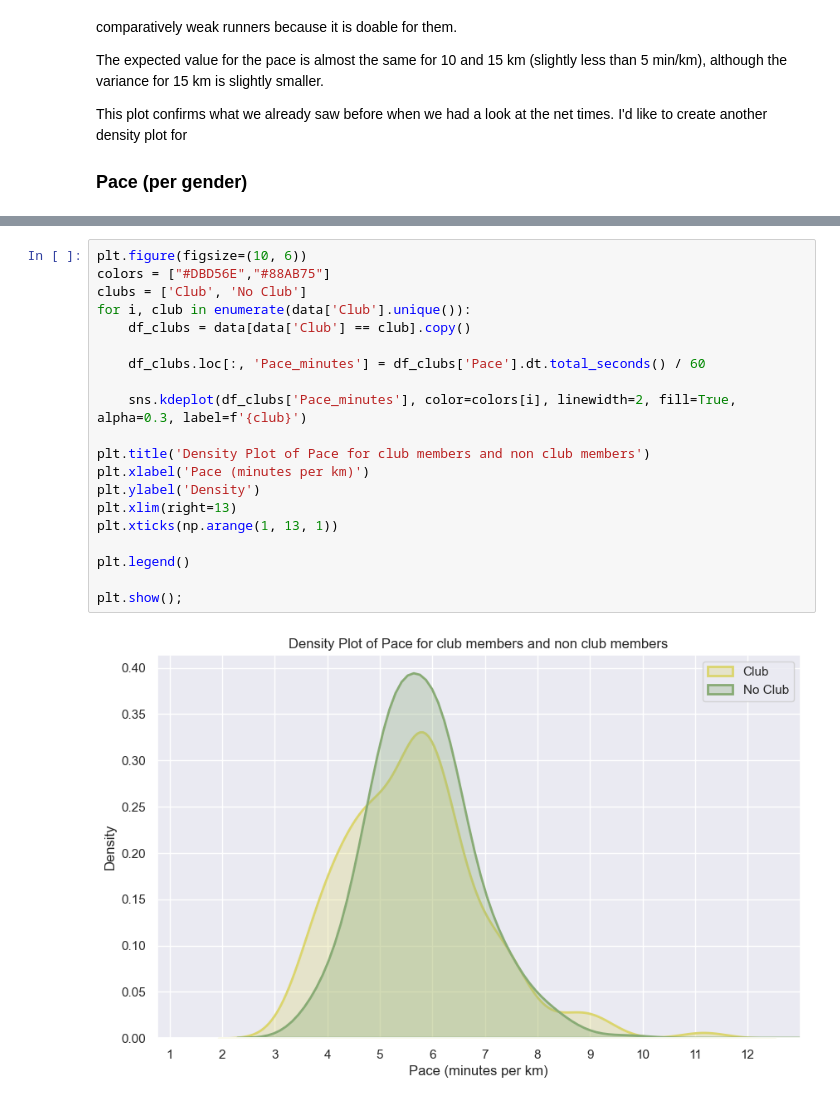
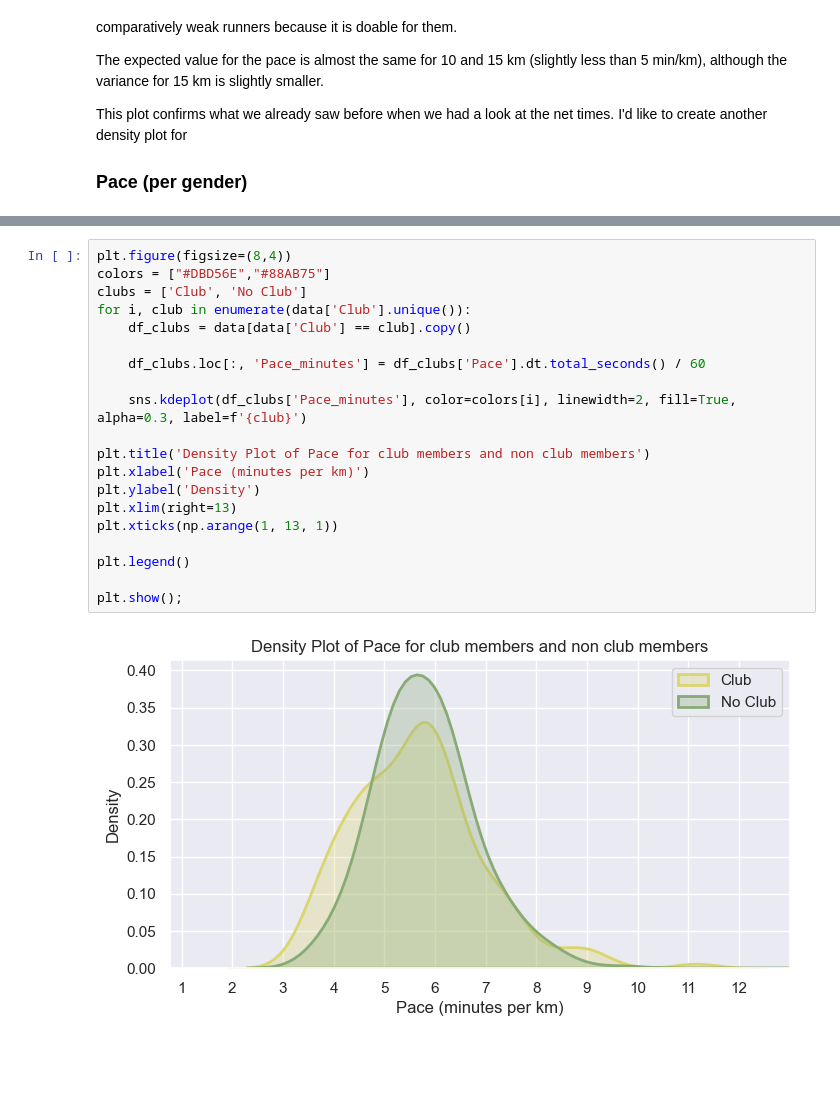
Before and after one commit to scheinmensch/Plaenterwaldlauf, a Jupyter notebook: Analysis.ipynb, the cells around one changed output, grey strips where cells are left out. Saved outputs shown, nothing was run; the diff lists cells and outputs as text; blank space fills up the shorter version.

```diff
--- a/Analysis.ipynb
+++ b/Analysis.ipynb
@@ -401,23 +409,23 @@ Men ran faster but there's also a greater variance in their pace values.
 # %%
-plt.figure(figsize=(10, 6))
+plt.figure(figsize=(8,4))
 colors = ["#DBD56E","#88AB75"]
 clubs = ['Club', 'No Club']
 for i, club in enumerate(data['Club'].unique()):
     df_clubs = data[data['Club'] == club].copy()
 
     df_clubs.loc[:, 'Pace_minutes'] = df_clubs['Pace'].dt.total_seconds() / 60
 
     sns.kdeplot(df_clubs['Pace_minutes'], color=colors[i], linewidth=2, fill=True, alpha=0.3, label=f'{club}')
 
 plt.title('Density Plot of Pace for club members and non club members')
 plt.xlabel('Pace (minutes per km)')
 plt.ylabel('Density')
 plt.xlim(right=13)
 plt.xticks(np.arange(1, 13, 1))
 
 plt.legend()
 
 plt.show();
 # %% [output]
-[figure, old version]
+[figure, new version]
 # %% [markdown]
```
Also changed, not shown: parts of 31 cells of this notebook.
